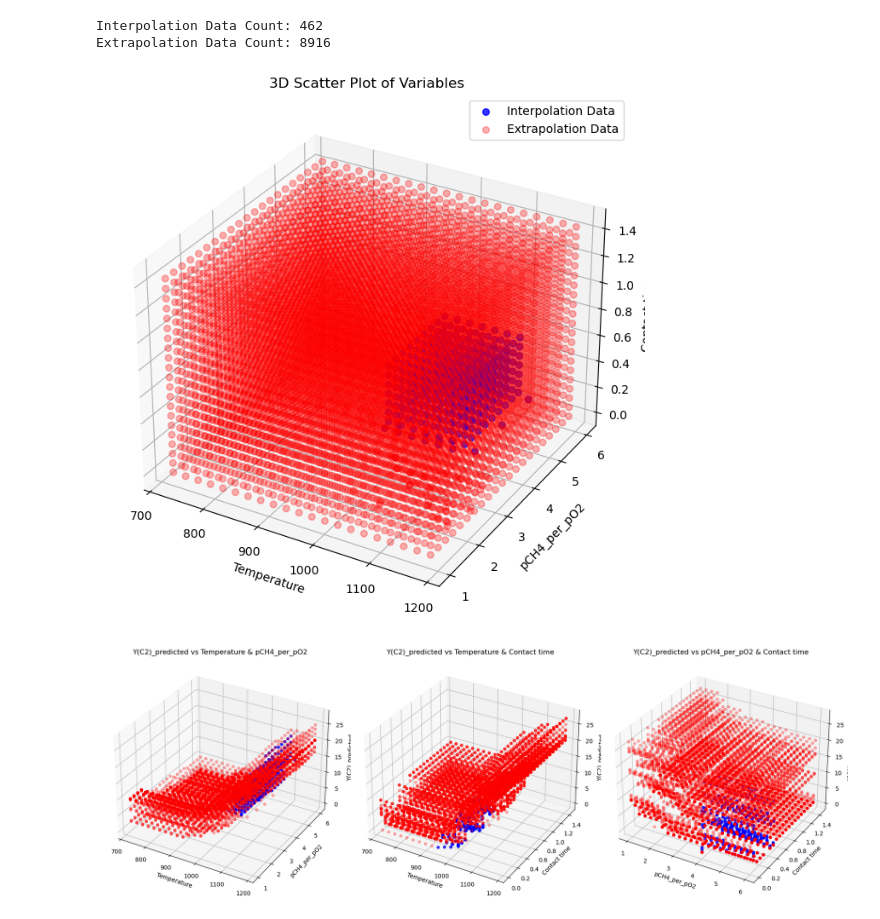
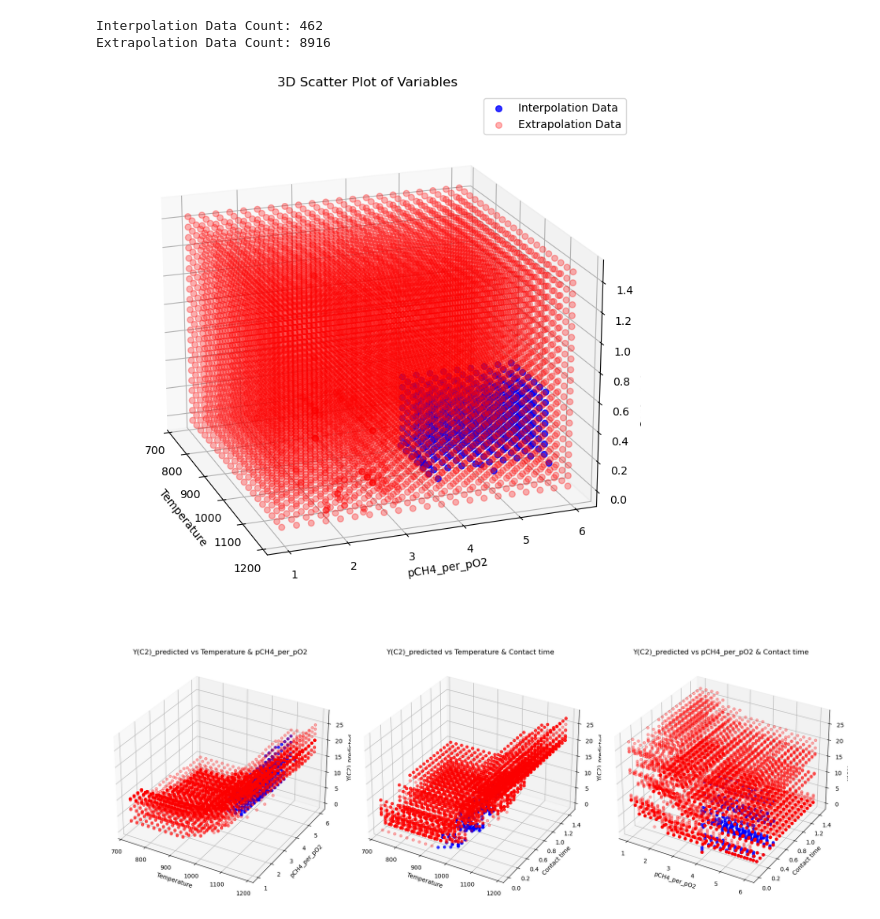
Before and after one commit to jsjong98/Catalyst-AI, a Jupyter notebook: New Code/Data_split.ipynb, the cells around one changed output. Drawn from its saved outputs; the diff is of its cells as text; code cells hidden in the pictures.

```diff
--- a/New Code/Data_split.ipynb
+++ b/New Code/Data_split.ipynb
@@ -295,0 +572,8 @@ dtype: int64
+# %%
+scaled_experiment_data_3 = scaled_experiment_data_3.drop(['Cluster'], axis=1)
+
+experiment_data_3 = scaler.inverse_transform(scaled_experiment_data_3)
+
+experiment_data_3 = pd.DataFrame(experiment_data_3, columns=scaled_experiment_data_3.columns)
+
+experiment_data_3
@@ -322,6 +624,12 @@ experiment_data_2
 # %%
 min_values = experiment_data_2[['Temperature', 'pCH4_per_pO2', 'Contact time']].min()
 max_values = experiment_data_2[['Temperature', 'pCH4_per_pO2', 'Contact time']].max()
+# %%
+min_values_0 = experiment_data_0[['Temperature', 'pCH4_per_pO2', 'Contact time']].min()
+max_values_0 = experiment_data_0[['Temperature', 'pCH4_per_pO2', 'Contact time']].max()
+
+min_values_3 = experiment_data_3[['Temperature', 'pCH4_per_pO2', 'Contact time']].min()
+max_values_3 = experiment_data_3[['Temperature', 'pCH4_per_pO2', 'Contact time']].max()
 # %%
 def classify_data(row, min_values, max_values):
     conditions = [
@@ -348,3 +656,15 @@ data
 | 9376 | 1187.0 | 6.0 | 1.368 | 20.409223 | extrapolation |
 | 9377 | 1187.0 | 6.0 | 1.440 | 20.409223 | extrapolation |
 9378 rows × 5 columns
+# %%
+def classify_data_0(row, min_values_0, max_values_0):
+    conditions = [
+        row['Temperature'] >= min_values_0['Temperature'] and row['Temperature'] <= max_values_0['Temperature'],
+        row['pCH4_per_pO2'] >= min_values_0['pCH4_per_pO2'] and row['pCH4_per_pO2'] <= max_values_0['pCH4_per_pO2'],
+        row['Contact time'] >= min_values_0['Contact time'] and row['Contact time'] <= max_values_0['Contact time']
+    ]
+    return 'interpolation' if all(conditions) else 'extrapolation'
+
+data['Classification_0'] = data.apply(classify_data_0, axis=1, args=(min_values_0, max_values_0))
+
+data
@@ -350,0 +685,12 @@ data
+# %%
+def classify_data_3(row, min_values_3, max_values_3):
+    conditions = [
+        row['Temperature'] >= min_values_3['Temperature'] and row['Temperature'] <= max_values_3['Temperature'],
+        row['pCH4_per_pO2'] >= min_values_3['pCH4_per_pO2'] and row['pCH4_per_pO2'] <= max_values_3['pCH4_per_pO2'],
+        row['Contact time'] >= min_values_3['Contact time'] and row['Contact time'] <= max_values_3['Contact time']
+    ]
+    return 'interpolation' if all(conditions) else 'extrapolation'
+
+data['Classification_3'] = data.apply(classify_data_3, axis=1, args=(min_values_3, max_values_3))
+
+data
@@ -360,32 +843,34 @@ Extrapolation Data Count: 8916
 # %%
 # %%
 import matplotlib.pyplot as plt
 from mpl_toolkits.mplot3d import Axes3D
 
-fig = plt.figure(figsize=(10, 8))
+fig = plt.figure(figsize=(7, 10))
 ax = fig.add_subplot(111, projection='3d')
 
 # Plotting the interpolation data with lower transparency
 ax.scatter(interpolation_data['Temperature'], interpolation_data['pCH4_per_pO2'], interpolation_data['Contact time'],
            color='blue', label='Interpolation Data', s=30, alpha=0.8)
 
 # Plotting the extrapolation data with higher transparency
 ax.scatter(extrapolation_data['Temperature'], extrapolation_data['pCH4_per_pO2'], extrapolation_data['Contact time'],
            color='red', label='Extrapolation Data', s=30, alpha=0.3)
 
 # Setting labels and title
 ax.set_xlabel('Temperature')
 ax.set_ylabel('pCH4_per_pO2')
 ax.set_zlabel('Contact time')
 ax.set_title('3D Scatter Plot of Variables')
 
 # Adding a legend
 ax.legend()
 
 # Showing the plot
+ax.view_init(elev=20, azim=-20)
+plt.tight_layout()
 plt.show()
 # %% [output]
-[figure, old version]
+[figure, new version]
 # %%
 # Creating 3D scatter plots
 fig = plt.figure(figsize=(18, 6))
```
Also changed, not shown: parts of 22 cells of this notebook, 5 other files.
